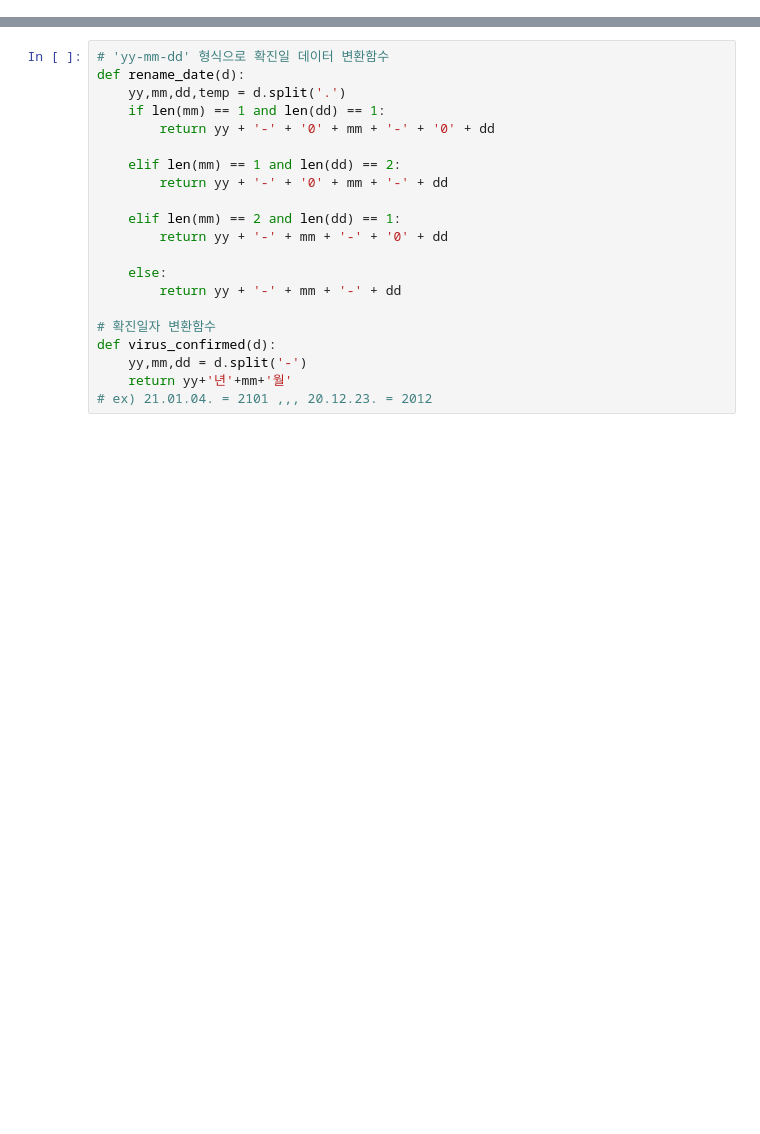
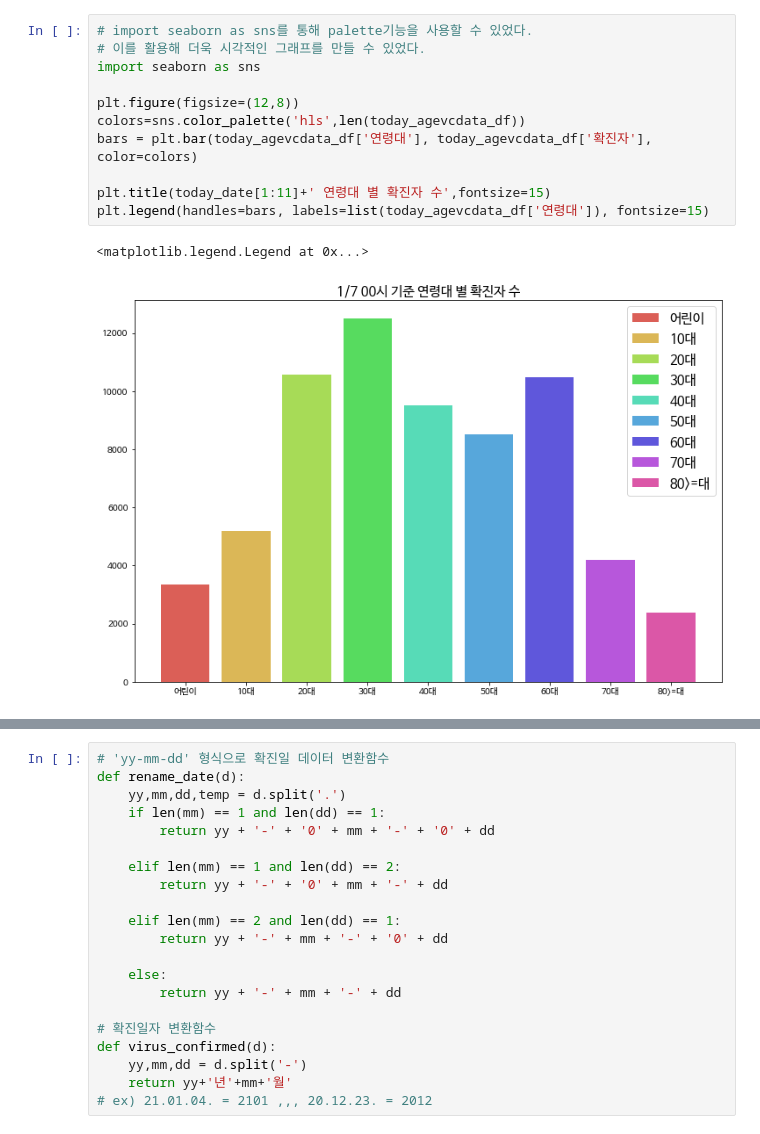
Before and after one commit to eunnjji/-, a Jupyter notebook: project1/seoul.ipynb, the cells around one changed output, grey strips where cells are left out. Cells and saved outputs as stored; diff of their text form; blank space fills up the shorter version.

```diff
--- a/project1/seoul.ipynb
+++ b/project1/seoul.ipynb
@@ -25,2 +214,16 @@ import matplotlib.pyplot as plt
+# %%
+# import seaborn as sns를 통해 palette기능을 사용할 수 있었다.
+# 이를 활용해 더욱 시각적인 그래프를 만들 수 있었다.
+import seaborn as sns
+
+plt.figure(figsize=(12,8))
+colors=sns.color_palette('hls',len(today_agevcdata_df))
+bars = plt.bar(today_agevcdata_df['연령대'], today_agevcdata_df['확진자'], color=colors)
+
+plt.title(today_date[1:11]+' 연령대 별 확진자 수',fontsize=15)
+plt.legend(handles=bars, labels=list(today_agevcdata_df['연령대']), fontsize=15)
+# %% [output]
+<matplotlib.legend.Legend at 0x...>
+[figure, added]
 # %%
 seoul = pd.read_csv('drive/MyDrive/seoul/서울시 코로나19 확진자 현황.csv',encoding='utf-8')
```
Also changed, not shown: parts of 98 cells of this notebook.
